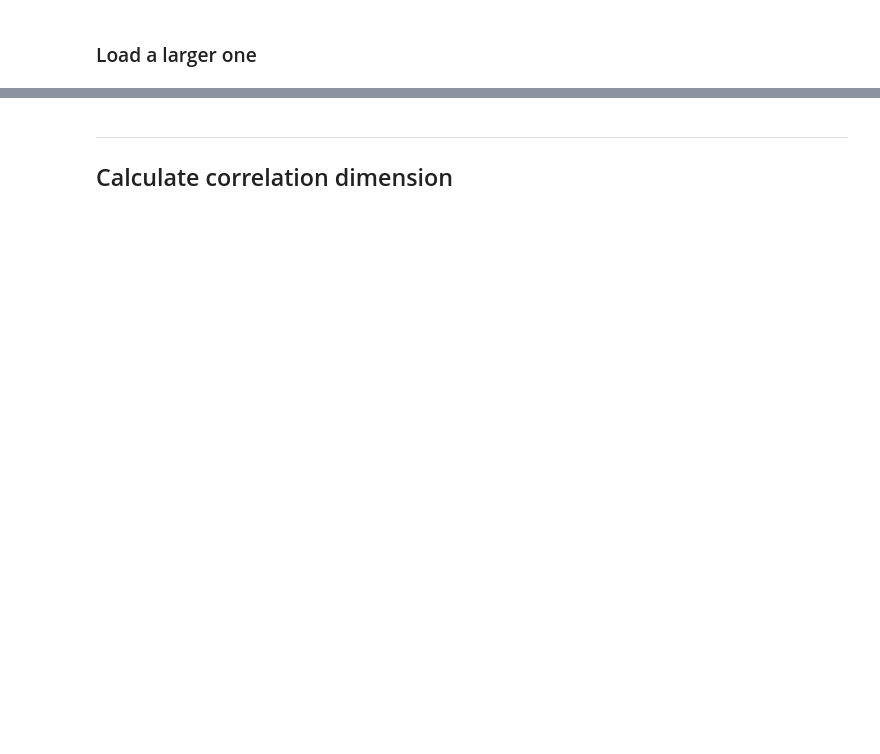
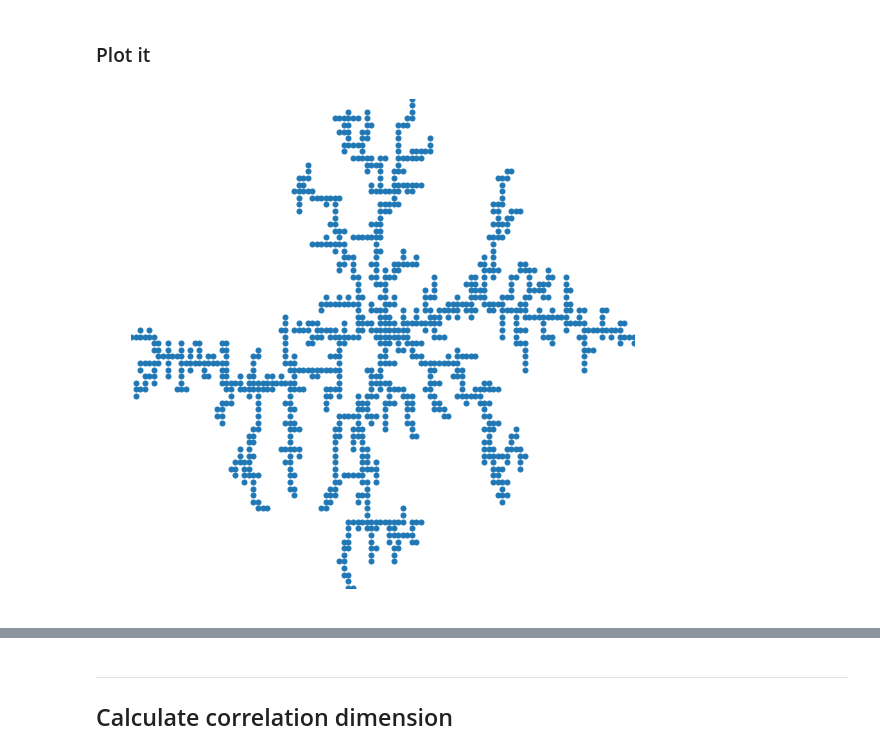
Before and after one commit to riblidezso/dla_sim, a Jupyter notebook: dla_sim_v1.ipynb, the cells around one changed output, grey strips where cells are left out. Saved outputs shown, nothing was run; the diff lists cells and outputs as text; code cells hidden in the pictures; blank space fills up the shorter version.

```diff
--- a/dla_sim_v1.ipynb
+++ b/dla_sim_v1.ipynb
@@ -94,7 +127,6 @@ def corr_dim(agg,a=10,L=10,plot=True):
 # %%
 %%time
-N = 1000
+N = 3000
 agg = grow(npart=N) # create the aggregate
 print 'Out of ',N,' particles, ', len(agg), 'landed in the aggregate'
-_=interact(aggplot,N=(0,len(agg),1)) # interactive plot for growing agg
 # %% [output]
@@ -104,2 +136,7 @@ Wall time: 1.58 s
-# %% [markdown]
-### Load a larger one
+# %% [markdown]
+### Plot it
+# %%
+# interactive plot for growing agg
+_=interact(aggplot,agg=fixed(agg),N=(0,len(agg),1),ms=fixed(10))
+# %% [output]
+[figure, added]
```
Also changed, not shown: parts of 18 cells of this notebook, 1 other file.
